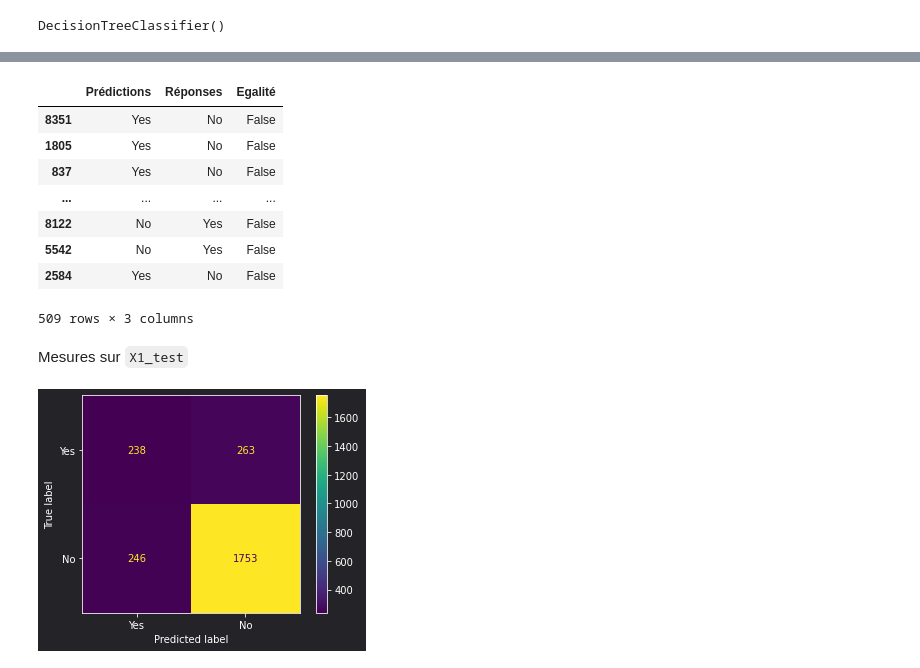
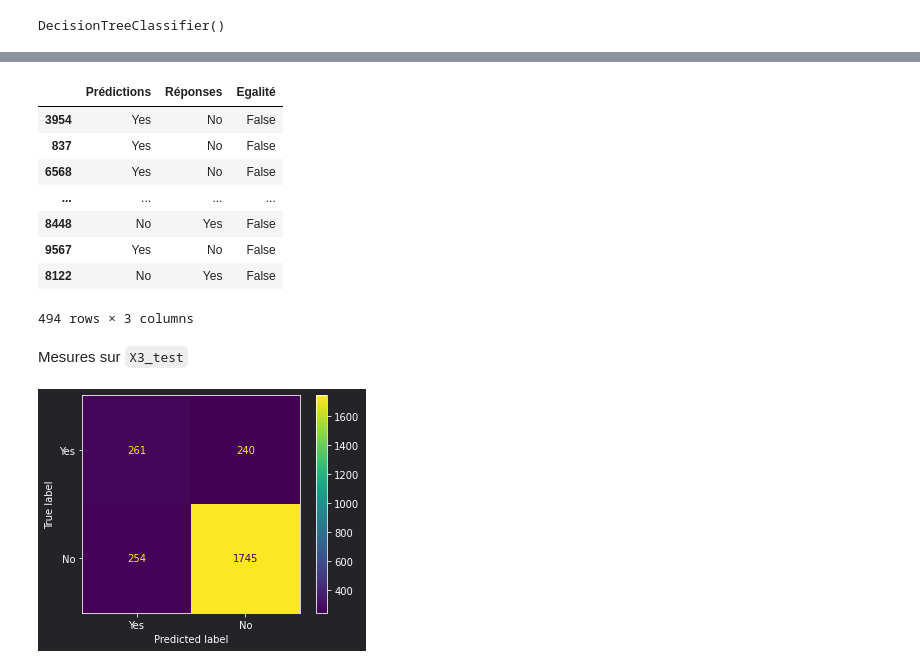
Before and after one commit to ElodieBayet/ai-developer, a Jupyter notebook: 06.projects/02.churn/ml_churn.ipynb, the cells around one changed output, grey strips where cells are left out. Saved outputs shown, nothing was run; the diff lists cells and outputs as text; code cells hidden in the pictures.

```diff
--- a/06.projects/02.churn/ml_churn.ipynb
+++ b/06.projects/02.churn/ml_churn.ipynb
@@ -220,0 +246,13 @@ X_1.head()
+# %%
+# (!) - Encode categories in X_3
+tf = make_column_transformer((OneHotEncoder(), features), remainder='passthrough')
+tf_fit = tf.fit_transform(X_3)
+X_3 = pd.DataFrame(tf_fit, columns=tf.get_feature_names())
+
+X_3.drop(columns=['onehotencoder__x0_Spain', 'onehotencoder__x1_Male'], inplace=True, axis=1)
+
+X_3.rename(columns=features_f, inplace=True)
+
+X_3[['France', 'Germany', 'Female', 'NumOfProducts', 'IsActiveMember']] = X_3[['France', 'Germany', 'Female', 'NumOfProducts', 'IsActiveMember']].astype('category')
+
+X_3.head(3)
@@ -220,0 +284,6 @@ X_1.head()
+# %%
+# (!) - I don't even know if it's correct...... this formation is the worst I ever seen
+scl = StandardScaler()
+X_3[['Age', 'Tenure', 'Balance']] = scl.fit_transform(X_3[['Age', 'Tenure', 'Balance']])
+
+X_3
@@ -222,11 +317,11 @@ X_1.head()
 Isolation des données d'entrainement et de test
 # %%
 # (!) - 25 % for test
-X1_train, X1_test, y1_train, y1_test = train_test_split(X_1, y_1, test_size=.25, random_state=5)
-X2_train, X2_test, y2_train, y2_test = train_test_split(X_2, y_2, test_size=.25, random_state=5)
+X3_train, X3_test, y3_train, y3_test = train_test_split(X_3, y_3, test_size=.25, random_state=5)
+X4_train, X4_test, y4_train, y4_test = train_test_split(X_4, y_4, test_size=.25, random_state=5)
 
 display(
-    f"Ver. 1 :: train {X1_train.shape} - test {X1_test.shape}",
-    f"Ver. 2 :: train {X2_train.shape} - test {X2_test.shape}"
+    f"Ver. 3 :: train {X3_train.shape} - test {X3_test.shape}",
+    f"Ver. 4 :: train {X4_train.shape} - test {X4_test.shape}"
 )
 # %% [output]
@@ -276,8 +376,8 @@ pd.concat([
 Définition et entrainement
 # %%
 # (!) - Predictions as Classifications
-v1_DT = DecisionTreeClassifier()
-v1_DT.fit(X1_train, y1_train)
+v3_DT = DecisionTreeClassifier()
+v3_DT.fit(X3_train, y3_train)
 # %% [output]
 DecisionTreeClassifier()
 # %% [markdown]
@@ -339,25 +450,25 @@ Prédictions et résultats sur `X1_test`
 # %%
-# (!) - 504 bad predictions
-v1_test_predictions = v1_DT.predict(X1_test)
+# (!) - 495 bad predictions
+v3_test_predictions = v3_DT.predict(X3_test)
 
 df = pd.DataFrame({
-    'Prédictions': v1_test_predictions,
-    'Réponses': y1_test,
-    'Egalité': (v1_test_predictions == y1_test)
+    'Prédictions': v3_test_predictions,
+    'Réponses': y3_test,
+    'Egalité': (v3_test_predictions == y3_test)
 })
 
 df.loc[df['Egalité'] == False]
 # %% [output]
 |  | Prédictions | Réponses | Egalité |
-| 8351 | Yes | No | False |
-| 1805 | Yes | No | False |
+| 3954 | Yes | No | False |
 | 837 | Yes | No | False |
+| 6568 | Yes | No | False |
 | ... | ... | ... | ... |
+| 8448 | No | Yes | False |
+| 9567 | Yes | No | False |
 | 8122 | No | Yes | False |
-| 5542 | No | Yes | False |
-| 2584 | Yes | No | False |
-509 rows × 3 columns
+494 rows × 3 columns
 # %% [markdown]
-Mesures sur `X1_test`
+Mesures sur `X3_test`
 # %%
 # (!) - Just bad !
```
Also changed, not shown: parts of 78 cells of this notebook, 11 other files.
